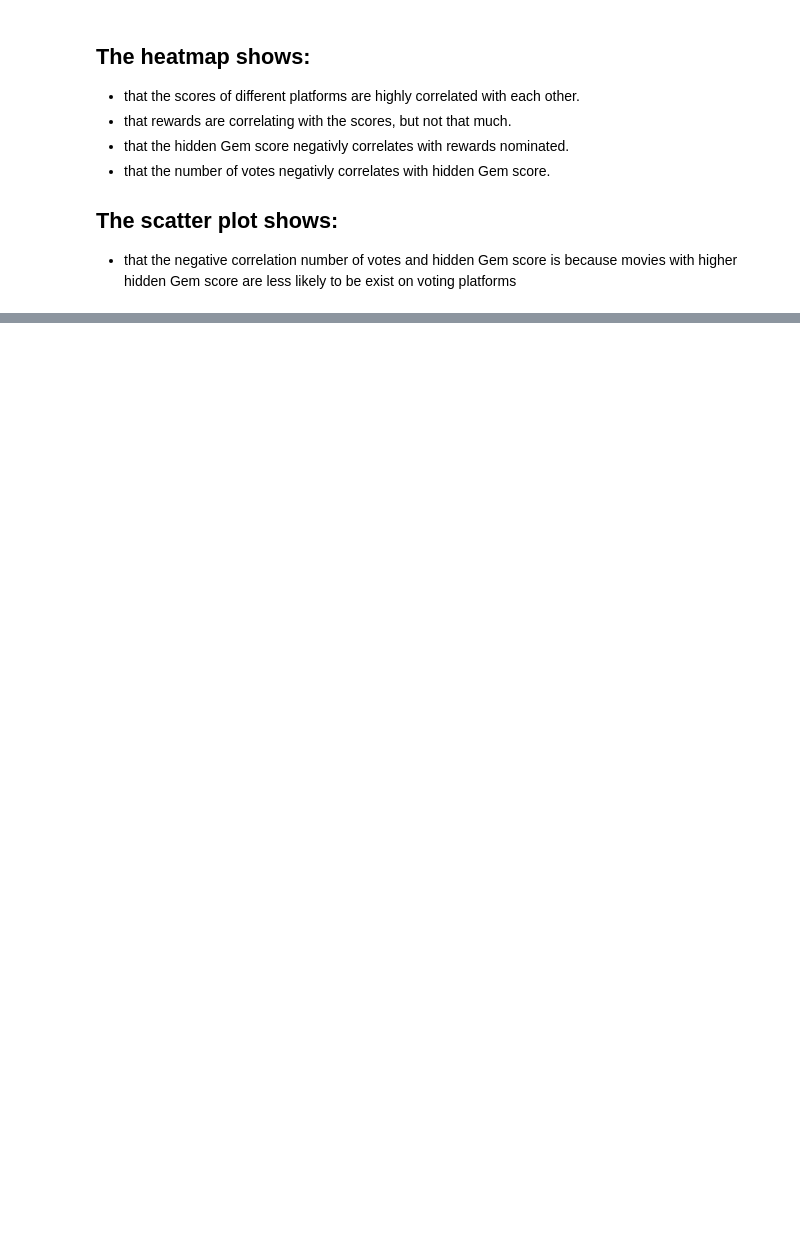
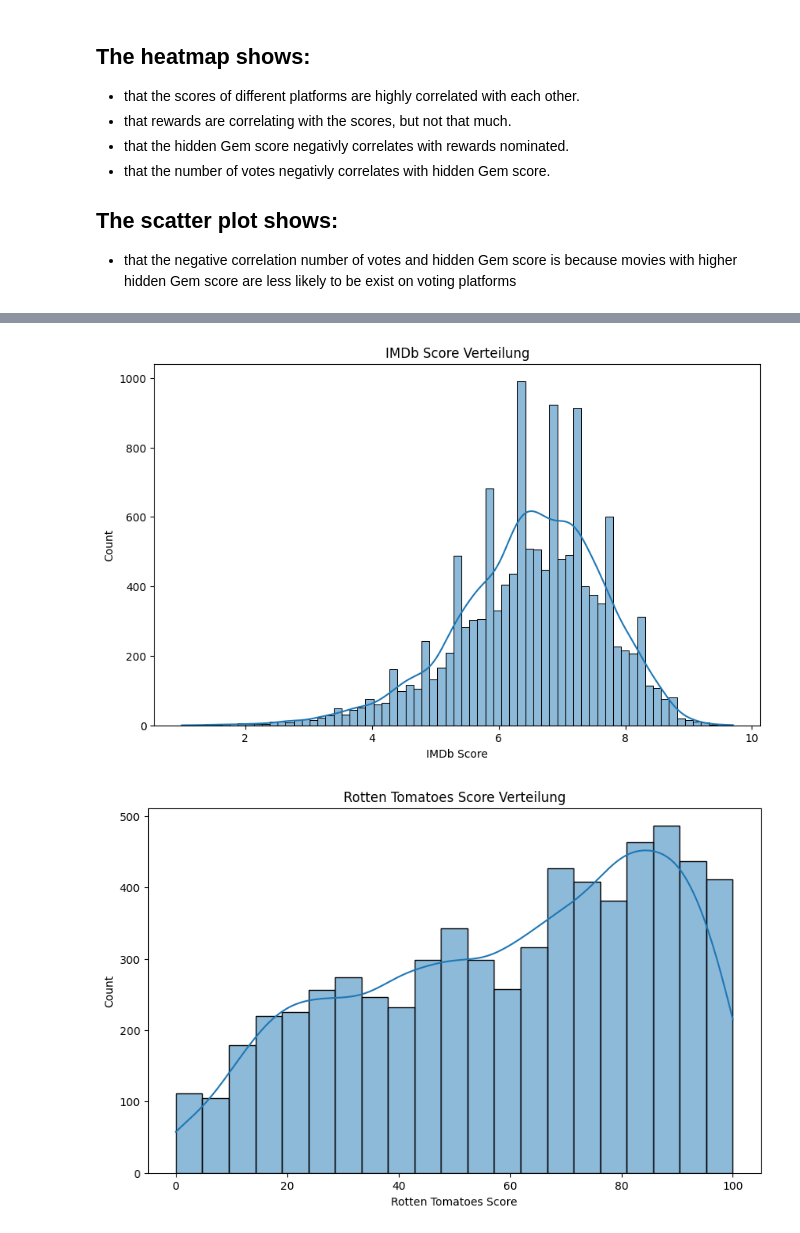
Before and after one commit to Stefan456789/dsai-project, a Jupyter notebook: vis.ipynb, the cells around one changed output, grey strips where cells are left out. Cells and saved outputs as stored; diff of their text form; code cells hidden in the pictures; blank space fills up the shorter version.

```diff
--- a/vis.ipynb
+++ b/vis.ipynb
@@ -37,0 +60,24 @@ plt.show()
+# %%
+# IMDb Score distribution
+plt.figure(figsize=(10, 6))
+sns.histplot(data=numeric_data['IMDb Score'].dropna(), kde=True)
+plt.title('IMDb Score Verteilung')
+plt.xlabel('IMDb Score')
+plt.show()
+
+# Rotten Tomatoes Score distribution
+plt.figure(figsize=(10, 6))
+sns.histplot(data=numeric_data['Rotten Tomatoes Score'].dropna(), kde=True)
+plt.title('Rotten Tomatoes Score Verteilung')
+plt.xlabel('Rotten Tomatoes Score')
+plt.show()
+
+# Metacritic Score distribution
+plt.figure(figsize=(10, 6))
+sns.histplot(data=numeric_data['Metacritic Score'].dropna(), kde=True)
+plt.title('Metacritic Score Verteilung')
+plt.xlabel('Metacritic Score')
+plt.show()
+# %% [output]
+[figure, added]
+[figure, added]
```
Also changed, not shown: parts of 6 cells of this notebook, 7 other files.
